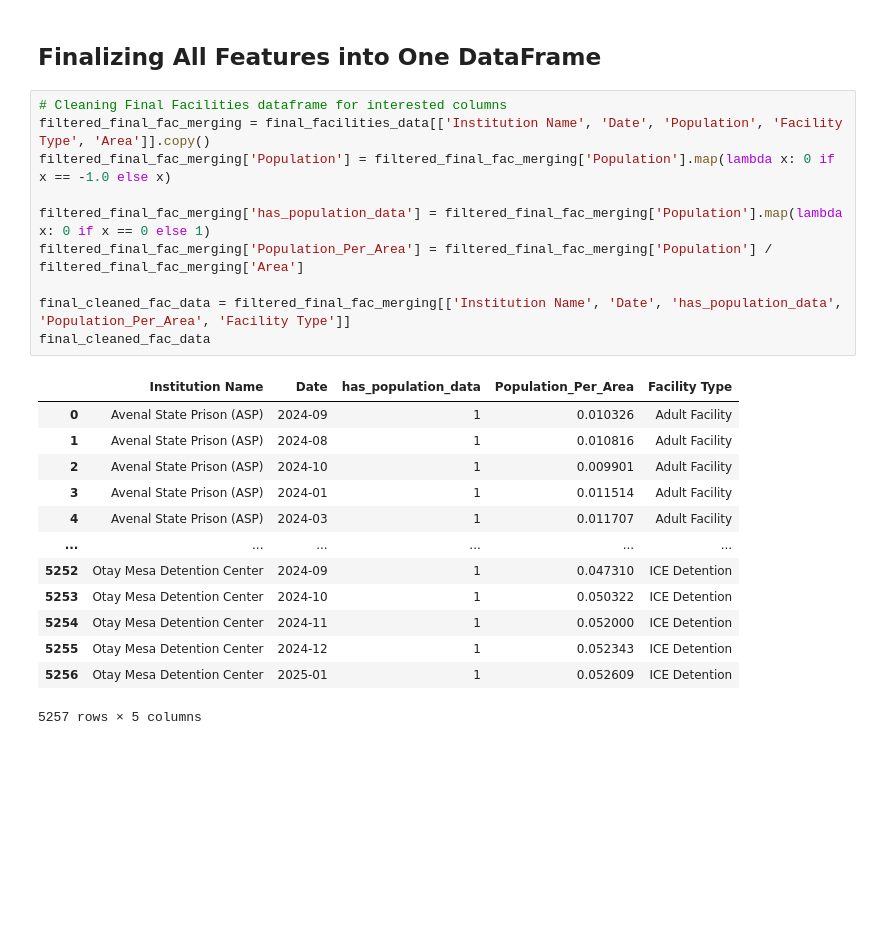
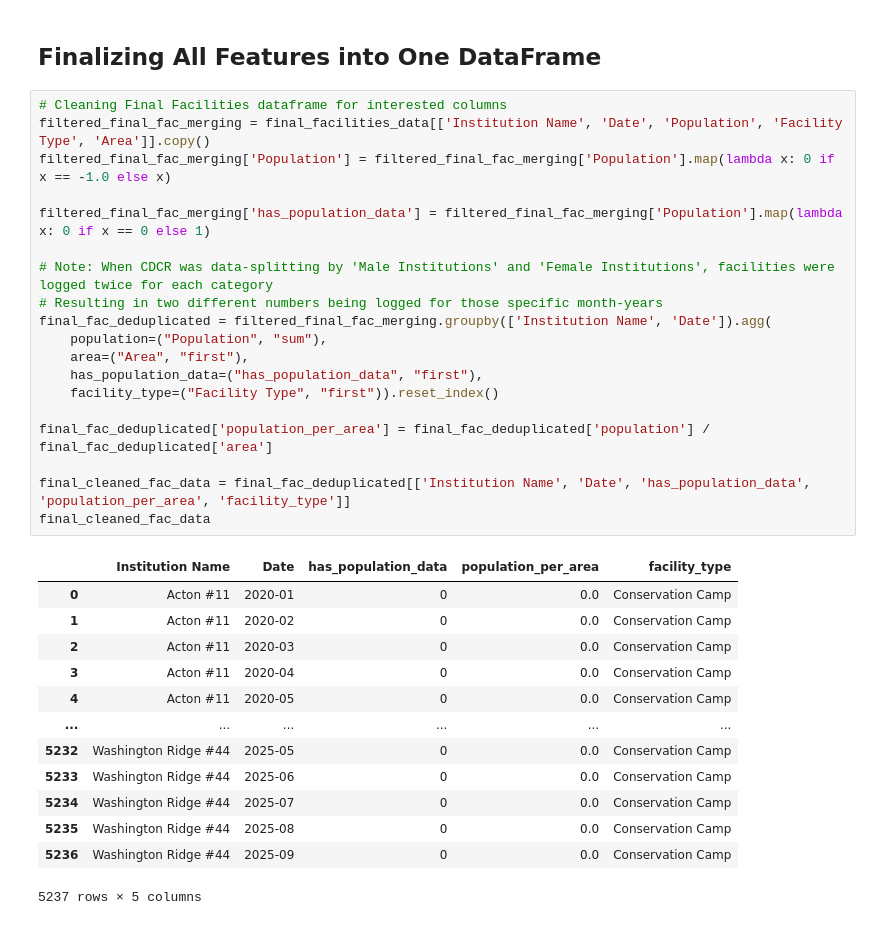
Before and after one commit to allisonsibrian/ca-wildfire-pollution-prison-project, a Jupyter notebook: ca_wildfire_feature_engineering.ipynb, the cells around one changed output. Cells and saved outputs as stored; diff of their text form; blank space fills up the shorter version.

Commit message:
finalized feature engineering

```diff
--- a/ca_wildfire_feature_engineering.ipynb
+++ b/ca_wildfire_feature_engineering.ipynb
@@ -843,27 +831,36 @@ final_tropomi_data
 # %%
 # Cleaning Final Facilities dataframe for interested columns
 filtered_final_fac_merging = final_facilities_data[['Institution Name', 'Date', 'Population', 'Facility Type', 'Area']].copy()
 filtered_final_fac_merging['Population'] = filtered_final_fac_merging['Population'].map(lambda x: 0 if x == -1.0 else x)
 
 filtered_final_fac_merging['has_population_data'] = filtered_final_fac_merging['Population'].map(lambda x: 0 if x == 0 else 1)
-filtered_final_fac_merging['Population_Per_Area'] = filtered_final_fac_merging['Population'] / filtered_final_fac_merging['Area']
 
-final_cleaned_fac_data = filtered_final_fac_merging[['Institution Name', 'Date', 'has_population_data', 'Population_Per_Area', 'Facility Type']]
+# Note: When CDCR was data-splitting by 'Male Institutions' and 'Female Institutions', facilities were logged twice for each category
+# Resulting in two different numbers being logged for those specific month-years
+final_fac_deduplicated = filtered_final_fac_merging.groupby(['Institution Name', 'Date']).agg(
+    population=("Population", "sum"),
+    area=("Area", "first"),
+    has_population_data=("has_population_data", "first"),
+    facility_type=("Facility Type", "first")).reset_index()
+
+final_fac_deduplicated['population_per_area'] = final_fac_deduplicated['population'] / final_fac_deduplicated['area']
+
+final_cleaned_fac_data = final_fac_deduplicated[['Institution Name', 'Date', 'has_population_data', 'population_per_area', 'facility_type']]
 final_cleaned_fac_data
 # %% [output]
-|  | Institution Name | Date | has_population_data | Population_Per_Area | Facility Type |
-| 0 | Avenal State Prison (ASP) | 2024-09 | 1 | 0.010326 | Adult Facility |
-| 1 | Avenal State Prison (ASP) | 2024-08 | 1 | 0.010816 | Adult Facility |
-| 2 | Avenal State Prison (ASP) | 2024-10 | 1 | 0.009901 | Adult Facility |
-| 3 | Avenal State Prison (ASP) | 2024-01 | 1 | 0.011514 | Adult Facility |
-| 4 | Avenal State Prison (ASP) | 2024-03 | 1 | 0.011707 | Adult Facility |
+|  | Institution Name | Date | has_population_data | population_per_area | facility_type |
+| 0 | Acton #11 | 2020-01 | 0 | 0.0 | Conservation Camp |
+| 1 | Acton #11 | 2020-02 | 0 | 0.0 | Conservation Camp |
+| 2 | Acton #11 | 2020-03 | 0 | 0.0 | Conservation Camp |
+| 3 | Acton #11 | 2020-04 | 0 | 0.0 | Conservation Camp |
+| 4 | Acton #11 | 2020-05 | 0 | 0.0 | Conservation Camp |
 | ... | ... | ... | ... | ... | ... |
-| 5252 | Otay Mesa Detention Center | 2024-09 | 1 | 0.047310 | ICE Detention |
-| 5253 | Otay Mesa Detention Center | 2024-10 | 1 | 0.050322 | ICE Detention |
-| 5254 | Otay Mesa Detention Center | 2024-11 | 1 | 0.052000 | ICE Detention |
-| 5255 | Otay Mesa Detention Center | 2024-12 | 1 | 0.052343 | ICE Detention |
-| 5256 | Otay Mesa Detention Center | 2025-01 | 1 | 0.052609 | ICE Detention |
+| 5232 | Washington Ridge #44 | 2025-05 | 0 | 0.0 | Conservation Camp |
+| 5233 | Washington Ridge #44 | 2025-06 | 0 | 0.0 | Conservation Camp |
+| 5234 | Washington Ridge #44 | 2025-07 | 0 | 0.0 | Conservation Camp |
+| 5235 | Washington Ridge #44 | 2025-08 | 0 | 0.0 | Conservation Camp |
+| 5236 | Washington Ridge #44 | 2025-09 | 0 | 0.0 | Conservation Camp |
-5257 rows × 5 columns
+5237 rows × 5 columns
 # %%
 # Finalizing all features into one dataframe
 cleaned_final_wildfire_features = final_wildfire_features.drop(columns=['Population', 'Percent of Total Population', 'Area', 'Facility Type']).copy()
```
Also changed, not shown: parts of 4 cells of this notebook.
